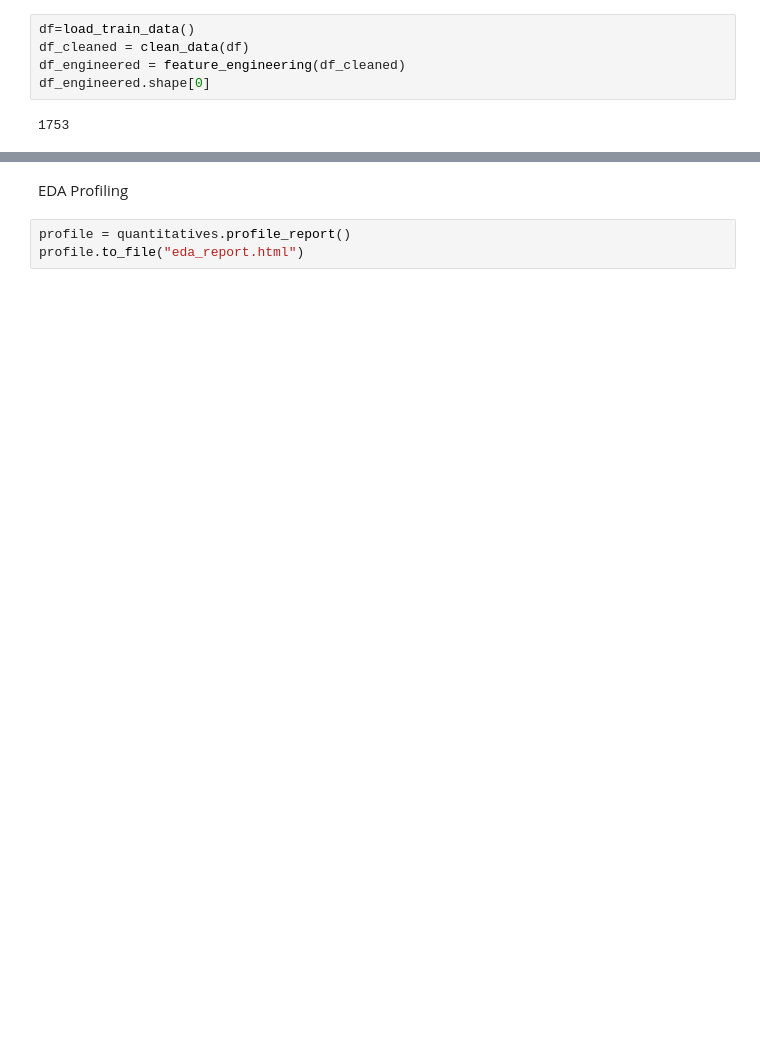
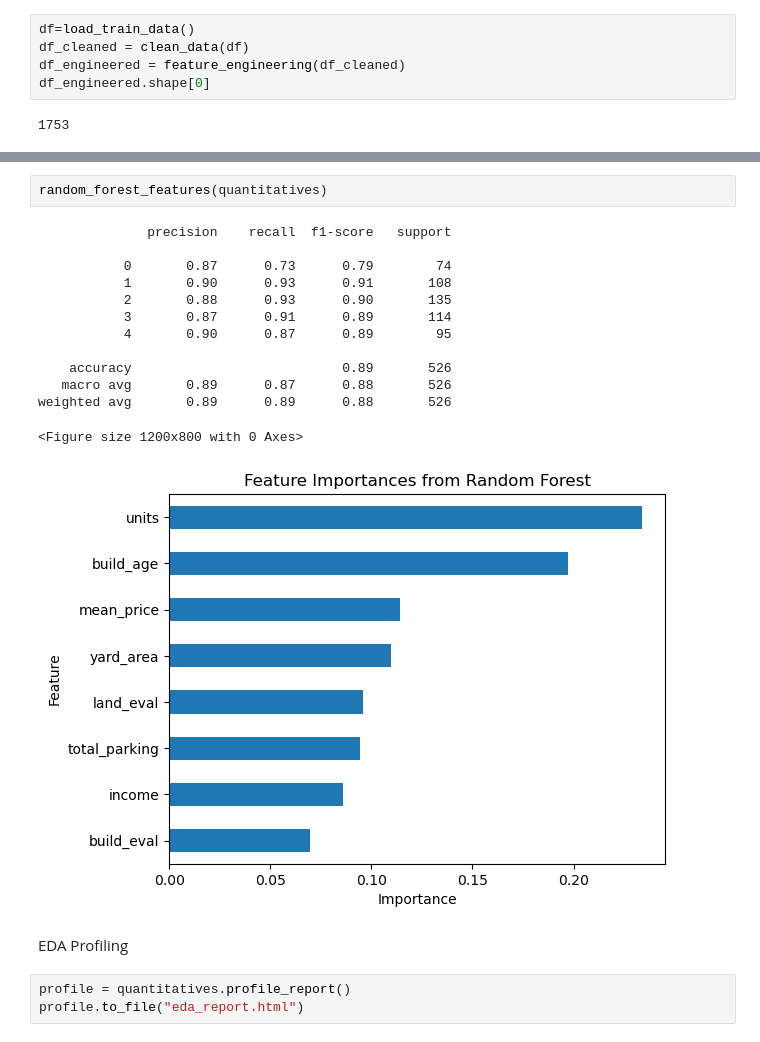
Before and after one commit to Christian-Leclerc/Capstone-Project-LHL, a Jupyter notebook: src/experiments.ipynb, the cells around one changed output, grey strips where cells are left out. Saved outputs shown, nothing was run; the diff lists cells and outputs as text; blank space fills up the shorter version.

```diff
--- a/src/experiments.ipynb
+++ b/src/experiments.ipynb
@@ -131,3 +46,19 @@ plt.show()
+# %%
+random_forest_features(quantitatives)
+# %% [output]
+              precision    recall  f1-score   support
+
+           0       0.87      0.73      0.79        74
+           1       0.90      0.93      0.91       108
+           2       0.88      0.93      0.90       135
+           3       0.87      0.91      0.89       114
+           4       0.90      0.87      0.89        95
+
+    accuracy                           0.89       526
+   macro avg       0.89      0.87      0.88       526
+weighted avg       0.89      0.89      0.88       526
+<Figure size 1200x800 with 0 Axes>
+[figure, added]
 # %% [markdown]
 EDA Profiling
 # %%
```
Also changed, not shown: parts of 7 cells of this notebook, 1 other file.
